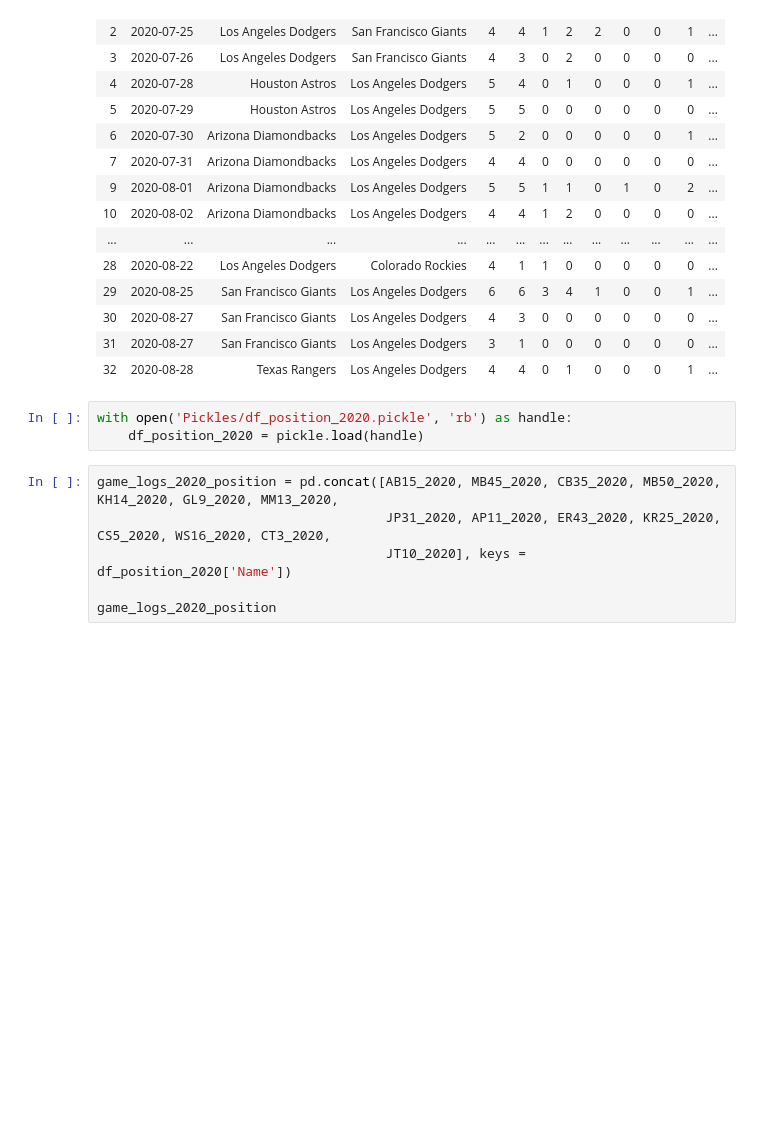
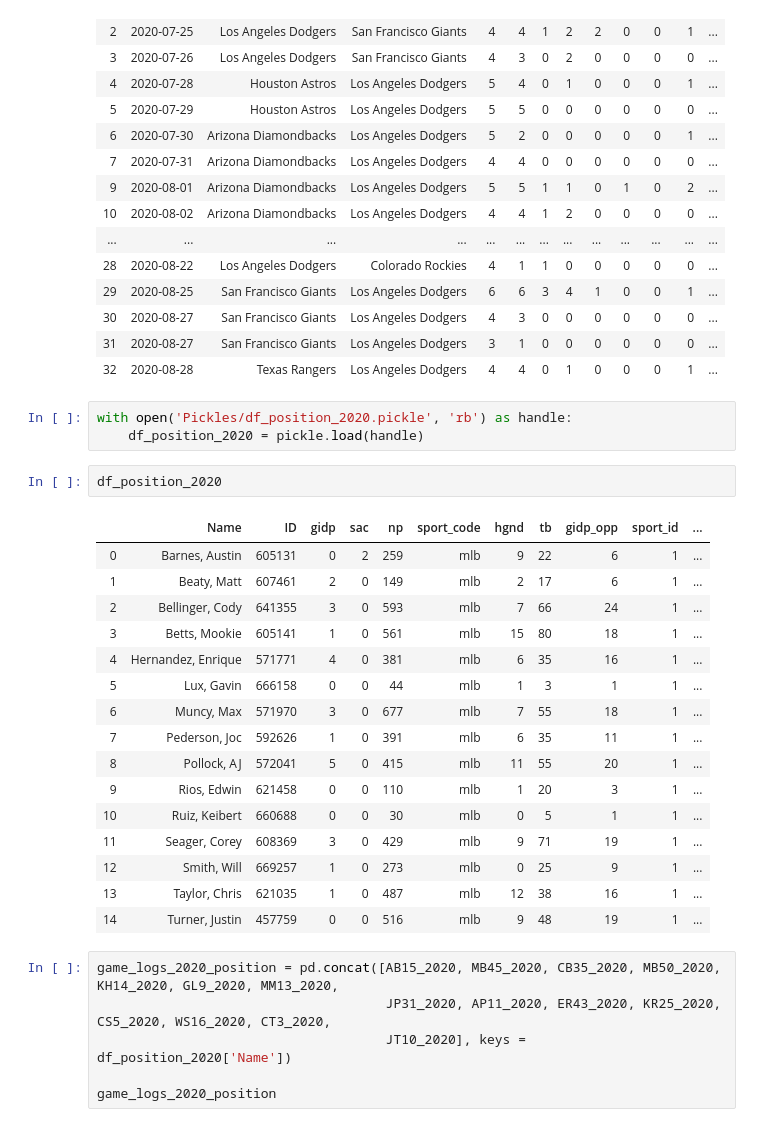
Before and after one commit to CoachCooz/Capstone-, a Jupyter notebook: Dashboards.ipynb, the cells around one changed output. Drawn from its saved outputs; the diff is of its cells as text; blank space fills up the shorter version.

```diff
--- a/Dashboards.ipynb
+++ b/Dashboards.ipynb
@@ -990,6 +1065,25 @@ JT10_2020
 # %%
 with open('Pickles/df_position_2020.pickle', 'rb') as handle:
     df_position_2020 = pickle.load(handle)
+# %%
+df_position_2020
+# %% [output]
+|  | Name | ID | gidp | sac | np | sport_code | hgnd | tb | gidp_opp | sport_id | ... |
+| 0 | Barnes, Austin | 605131 | 0 | 2 | 259 | mlb | 9 | 22 | 6 | 1 | ... |
+| 1 | Beaty, Matt | 607461 | 2 | 0 | 149 | mlb | 2 | 17 | 6 | 1 | ... |
+| 2 | Bellinger, Cody | 641355 | 3 | 0 | 593 | mlb | 7 | 66 | 24 | 1 | ... |
+| 3 | Betts, Mookie | 605141 | 1 | 0 | 561 | mlb | 15 | 80 | 18 | 1 | ... |
+| 4 | Hernandez, Enrique | 571771 | 4 | 0 | 381 | mlb | 6 | 35 | 16 | 1 | ... |
+| 5 | Lux, Gavin | 666158 | 0 | 0 | 44 | mlb | 1 | 3 | 1 | 1 | ... |
+| 6 | Muncy, Max | 571970 | 3 | 0 | 677 | mlb | 7 | 55 | 18 | 1 | ... |
+| 7 | Pederson, Joc | 592626 | 1 | 0 | 391 | mlb | 6 | 35 | 11 | 1 | ... |
+| 8 | Pollock, AJ | 572041 | 5 | 0 | 415 | mlb | 11 | 55 | 20 | 1 | ... |
+| 9 | Rios, Edwin | 621458 | 0 | 0 | 110 | mlb | 1 | 20 | 3 | 1 | ... |
+| 10 | Ruiz, Keibert | 660688 | 0 | 0 | 30 | mlb | 0 | 5 | 1 | 1 | ... |
+| 11 | Seager, Corey | 608369 | 3 | 0 | 429 | mlb | 9 | 71 | 19 | 1 | ... |
+| 12 | Smith, Will | 669257 | 1 | 0 | 273 | mlb | 0 | 25 | 9 | 1 | ... |
+| 13 | Taylor, Chris | 621035 | 1 | 0 | 487 | mlb | 12 | 38 | 16 | 1 | ... |
+| 14 | Turner, Justin | 457759 | 0 | 0 | 516 | mlb | 9 | 48 | 19 | 1 | ... |
 # %%
 game_logs_2020_position = pd.concat([AB15_2020, MB45_2020, CB35_2020, MB50_2020, KH14_2020, GL9_2020, MM13_2020,
                                      JP31_2020, AP11_2020, ER43_2020, KR25_2020, CS5_2020, WS16_2020, CT3_2020,
```
Also changed, not shown: parts of 30 cells of this notebook, 1 other file.
